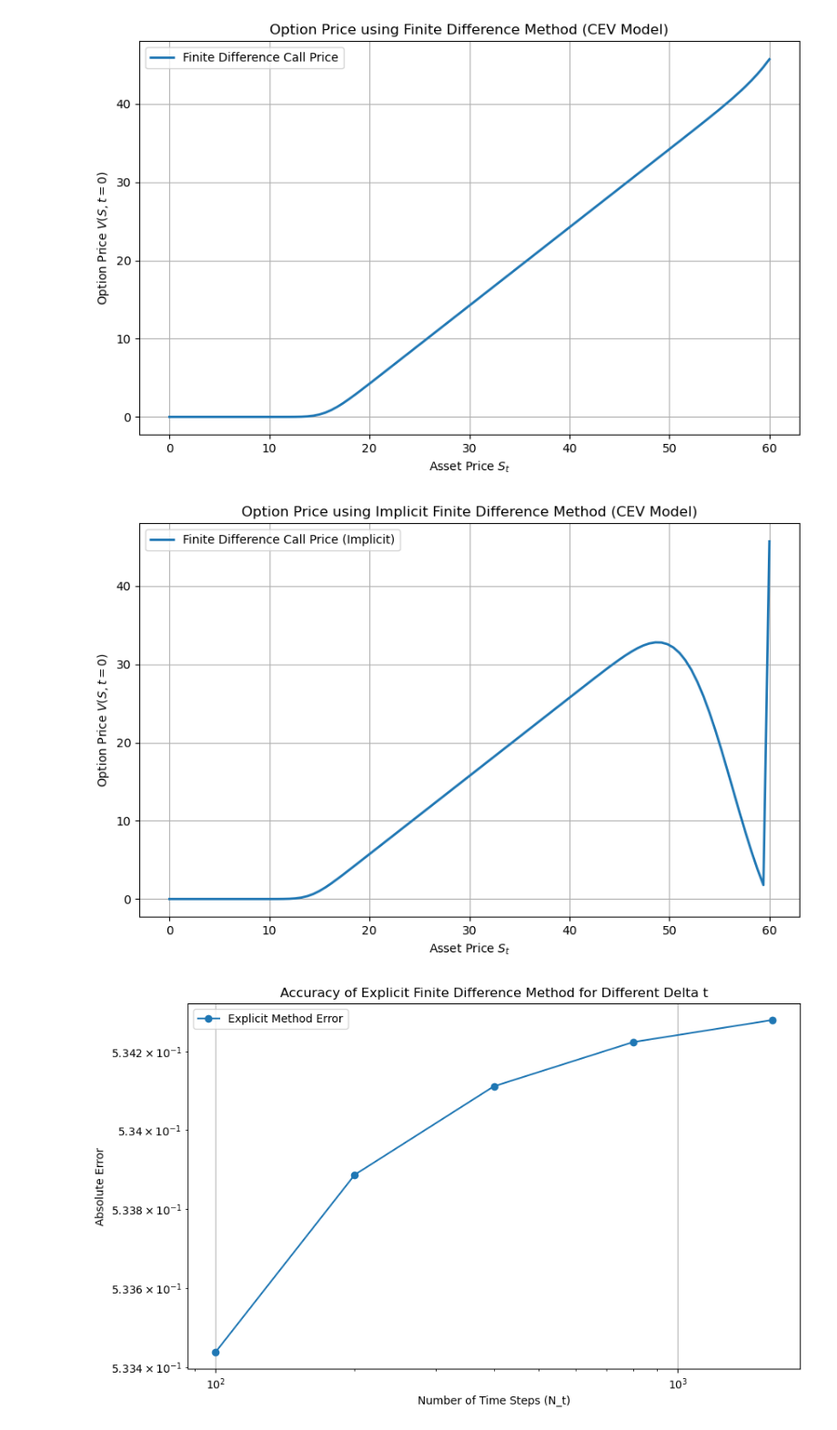
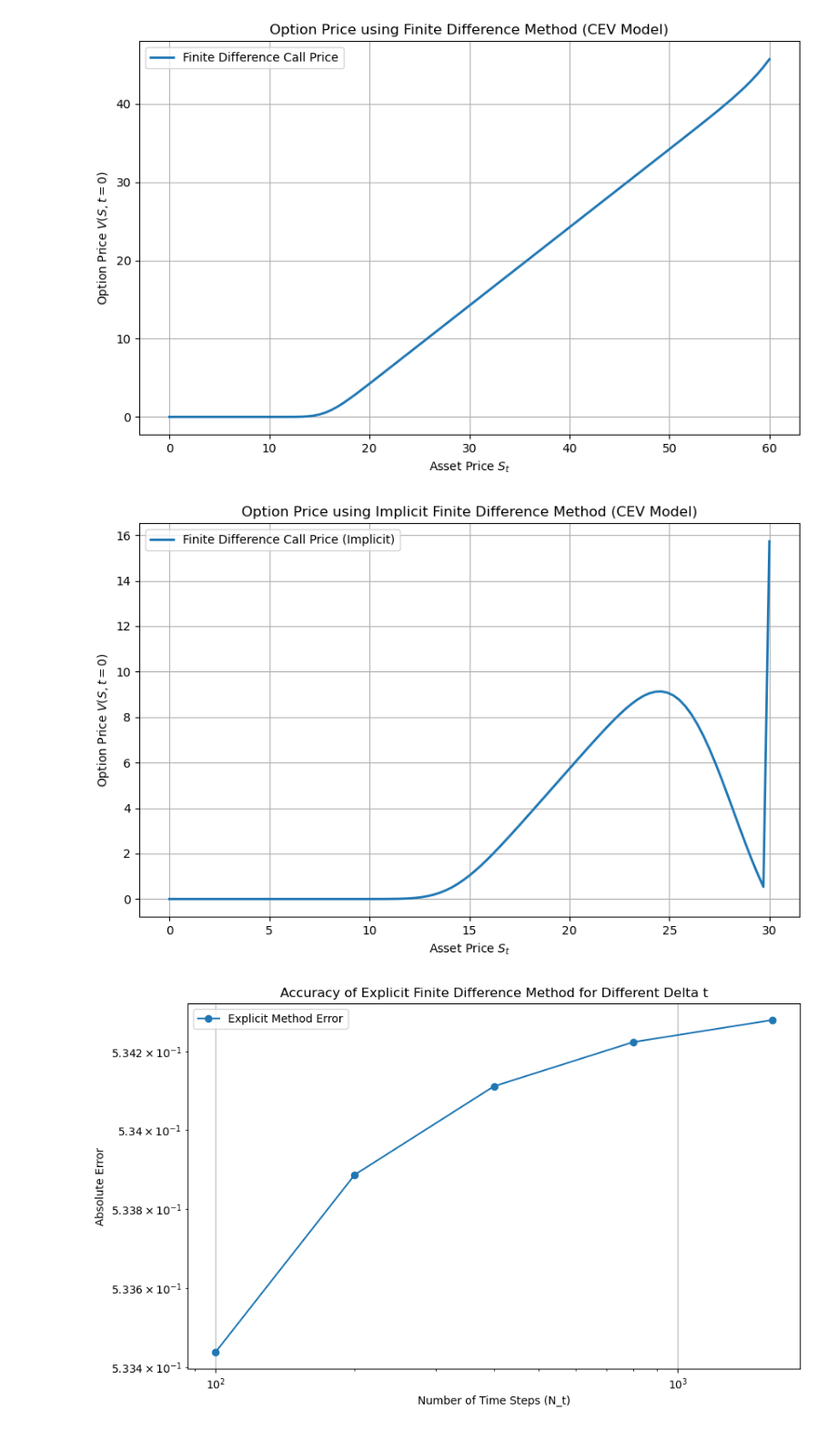
Before and after one commit to pontusbjorklid/Finite-difference-methods-to-price-European-Options, a Jupyter notebook: main.ipynb, the cells around one changed output. Shown at 91% size. Saved outputs shown, nothing was run; the diff lists cells and outputs as text; code cells hidden in the pictures.

```diff
--- a/main.ipynb
+++ b/main.ipynb
@@ -80,7 +80,7 @@ plt.show()
 
 # Finite difference parameters
 K = 15          # Strike price
-S_max = 4 * K    # Maximum asset price
+S_max = 2 * K    # Maximum asset price
 S_min = 0       # Minimum asset price
 r = 0.1         # Risk-free rate
 sigma = 0.25    # Volatility
@@ -119,34 +119,34 @@ gamma_term = 0.5 * dt * (sigma**2 * S[1:-1]**(2 * gamma) / dS**2 + r * S[1:-1] /
 lower_diag = -alpha[1:]  # lower diagonal (sub-diagonal)
 main_diag = 1 - beta     # main diagonal
 upper_diag = -gamma_term[:-1]  # upper diagonal (super-diagonal)
 
 # Implicit method: solve the system at each time step
 for j in reversed(range(N_t)):  # Loop over time from T to 0
     # Construct the RHS (right-hand side) as the current values of V[:, j+1]
     rhs = V[1:-1, j+1]
 
     # Solve the linear system: A * V[:, j] = V[:, j+1]
     ab = np.zeros((3, len(main_diag)))
     ab[0, 1:] = upper_diag  # upper diagonal
     ab[1, :] = main_diag    # main diagonal
     ab[2, :-1] = lower_diag  # lower diagonal
 
     V[1:-1, j] = solve_banded((1, 1), ab, rhs)
 
 # Extract the option prices at time t=0
 option_price_finite_diff = V[:, 0]
 
 # Plot the option price as a function of asset price
 plt.figure(figsize=(10, 6))
 plt.plot(S, option_price_finite_diff, label="Finite Difference Call Price (Implicit)", lw=2)
 plt.xlabel('Asset Price $S_t$')
 plt.ylabel('Option Price $V(S, t=0)$')
 plt.title('Option Price using Implicit Finite Difference Method (CEV Model)')
 plt.legend()
 plt.grid(True)
 plt.show()
 # %% [output]
-[figure, old version]
+[figure, new version]
 # %%
 ### Accuracy FD Explicit dt ###
 
```
Also changed, not shown: parts of 5 cells of this notebook.
